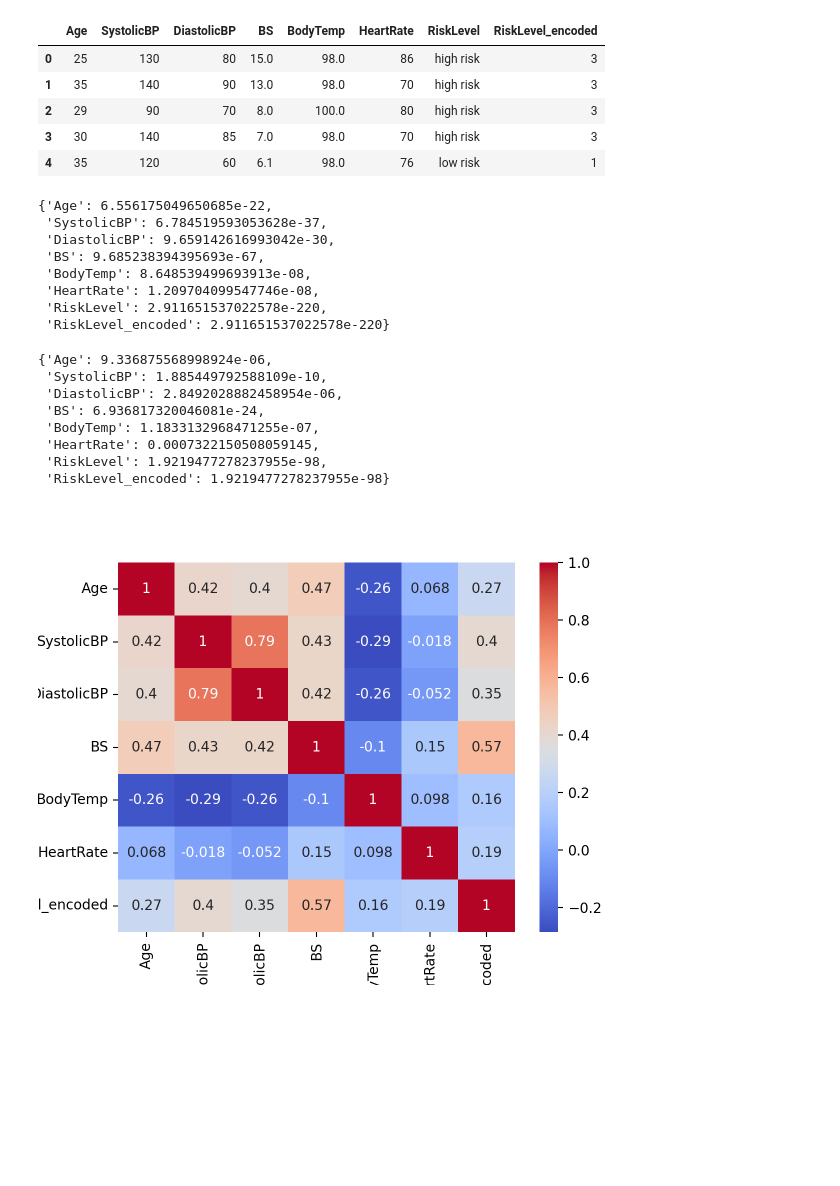
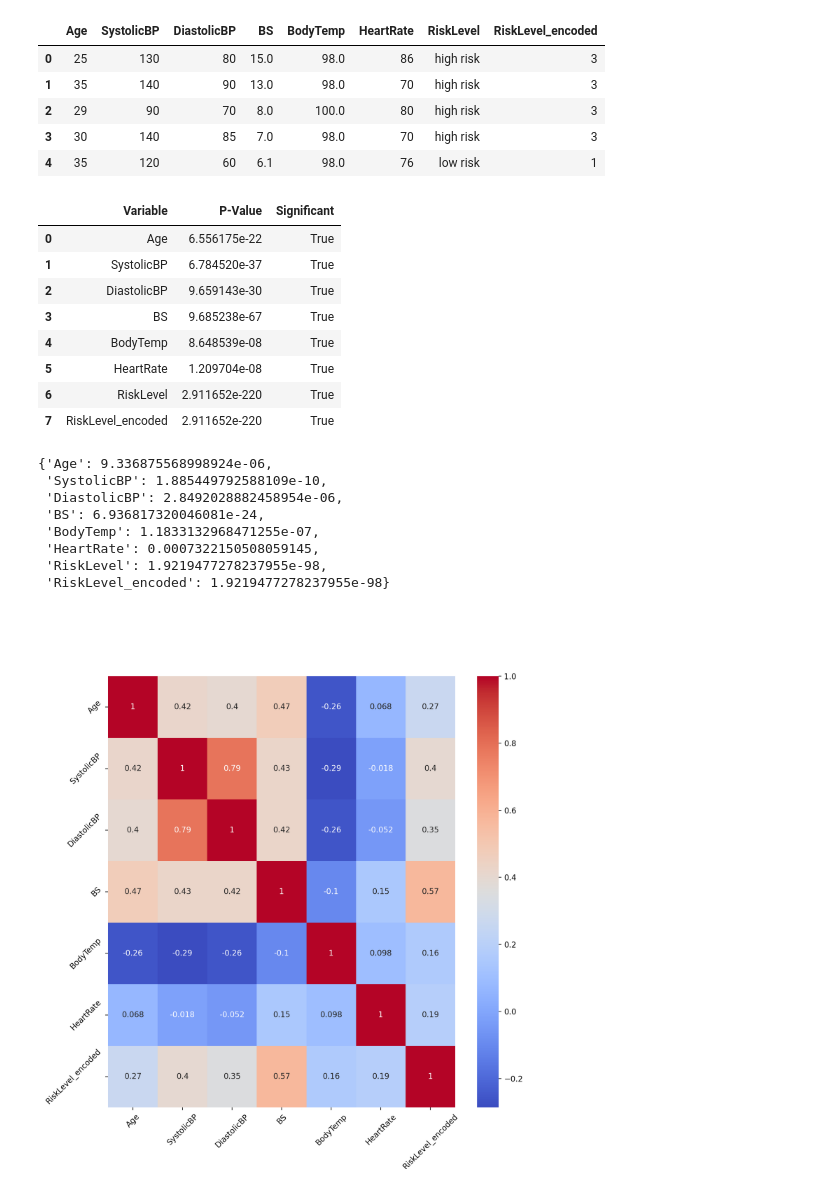
Before and after one commit to aaresild/maternal-health-risk, a Jupyter notebook: Projekt_Maternal_Risk_Health_Mari.ipynb, the cells around one changed output. Cells and saved outputs as stored; diff of their text form; code cells hidden in the pictures; blank space fills up the shorter version.

```diff
--- a/Projekt_Maternal_Risk_Health_Mari.ipynb
+++ b/Projekt_Maternal_Risk_Health_Mari.ipynb
@@ -381,15 +381,21 @@ for column in data.columns:
     kruskal_test_results[column] = p_value
 
 kruskal_test_results
+
+results_df = pd.DataFrame(list(kruskal_test_results.items()), columns=['Variable', 'P-Value'])
+results_df['Significant'] = results_df['P-Value'] <= 0.05
+
+results_df
 # %% [output]
-{'Age': 6.556175049650685e-22,
- 'SystolicBP': 6.784519593053628e-37,
- 'DiastolicBP': 9.659142616993042e-30,
- 'BS': 9.685238394395693e-67,
- 'BodyTemp': 8.648539499693913e-08,
- 'HeartRate': 1.209704099547746e-08,
- 'RiskLevel': 2.911651537022578e-220,
- 'RiskLevel_encoded': 2.911651537022578e-220}
+|  | Variable | P-Value | Significant |
+| 0 | Age | 6.556175e-22 | True |
+| 1 | SystolicBP | 6.784520e-37 | True |
+| 2 | DiastolicBP | 9.659143e-30 | True |
+| 3 | BS | 9.685238e-67 | True |
+| 4 | BodyTemp | 8.648539e-08 | True |
+| 5 | HeartRate | 1.209704e-08 | True |
+| 6 | RiskLevel | 2.911652e-220 | True |
+| 7 | RiskLevel_encoded | 2.911652e-220 | True |
 # %%
 #sama aga duplikaatideta andmestikule
 # Performing Kruskal-Wallis test for each column against 'RiskLevel'
@@ -417,9 +423,12 @@ kruskal_test_results
 # %%
 #korrelatsioonianalüüs
 corr = data[['Age', 'SystolicBP', 'DiastolicBP', 'BS', 'BodyTemp', 'HeartRate','RiskLevel_encoded']].corr()
+plt.figure(figsize=(10, 10))
 sns.heatmap(corr, annot=True, cmap='coolwarm')
+plt.xticks(rotation=45)
+plt.yticks(rotation=45)
 plt.show()
 #üldiselt tunnused omavahel tugevalt seotud ei ole, välja arvatud alumine ja ülemine vererõhk, mis on ka loogiline
 # %% [output]
-[figure, old version]
+[figure, new version]
 # %%
```
Also changed, not shown: parts of 2 cells of this notebook, 2 other files.
